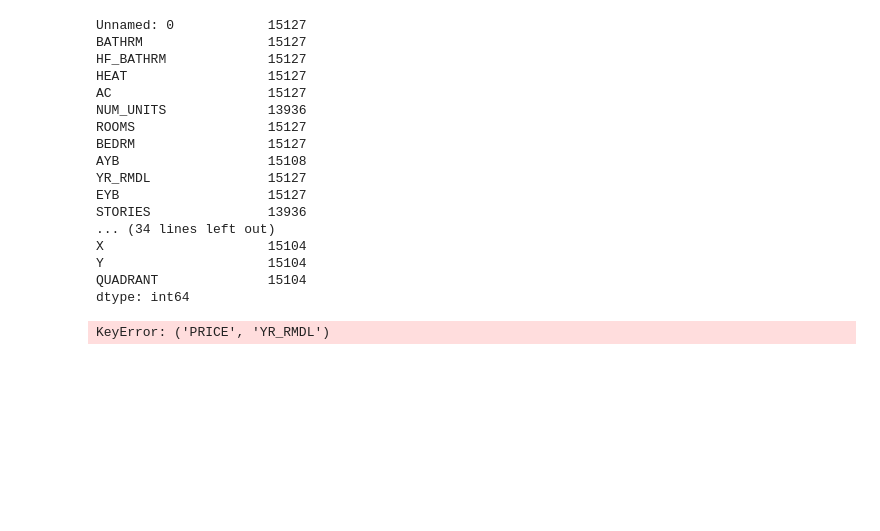
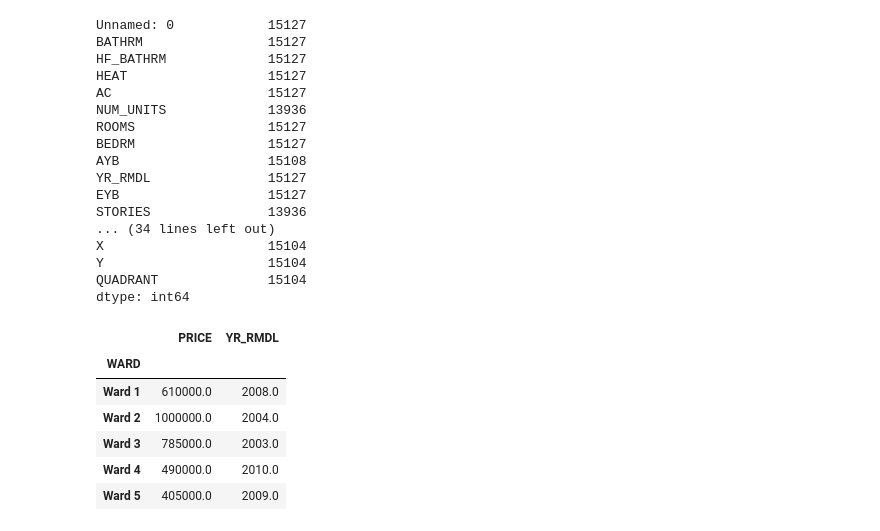
Before and after one commit to CeciliaM13/Modules, a Jupyter notebook: Project1.ipynb, the cells around one changed output. Cells and saved outputs as stored; diff of their text form; code cells hidden in the pictures; blank space fills up the shorter version.

```diff
--- a/Project1.ipynb
+++ b/Project1.ipynb
@@ -226,6 +233,13 @@ QUADRANT              15104
 dtype: int64
 # %%
 #look at the subset of data of houses with 3 bedrooms; group the price and the year remodel by ward
-df_3BEDBYWARD = df_3BED_nomissing['PRICE','YR_RMDL'].groupby(df_3BED_nomissing['WARD']).median()
+df_3BEDBYWARD = df_3BED_nomissing[['PRICE','YR_RMDL']].groupby(df_3BED_nomissing['WARD']).median()
+df_3BEDBYWARD.head()
 # %% [output]
-KeyError: ('PRICE', 'YR_RMDL')
+|  | PRICE | YR_RMDL |
+| WARD |  |  |
+| Ward 1 | 610000.0 | 2008.0 |
+| Ward 2 | 1000000.0 | 2004.0 |
+| Ward 3 | 785000.0 | 2003.0 |
+| Ward 4 | 490000.0 | 2010.0 |
+| Ward 5 | 405000.0 | 2009.0 |
```
Also changed, not shown: parts of 6 cells of this notebook.
